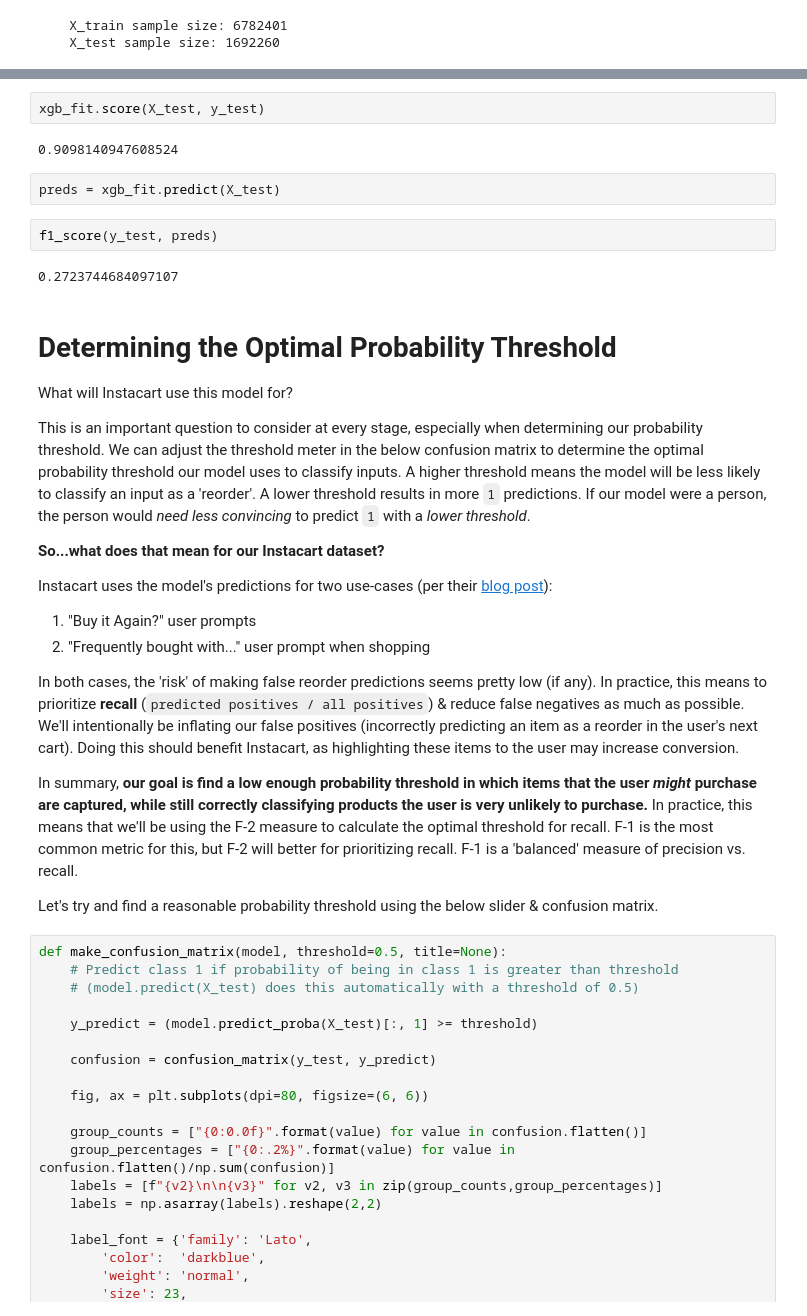
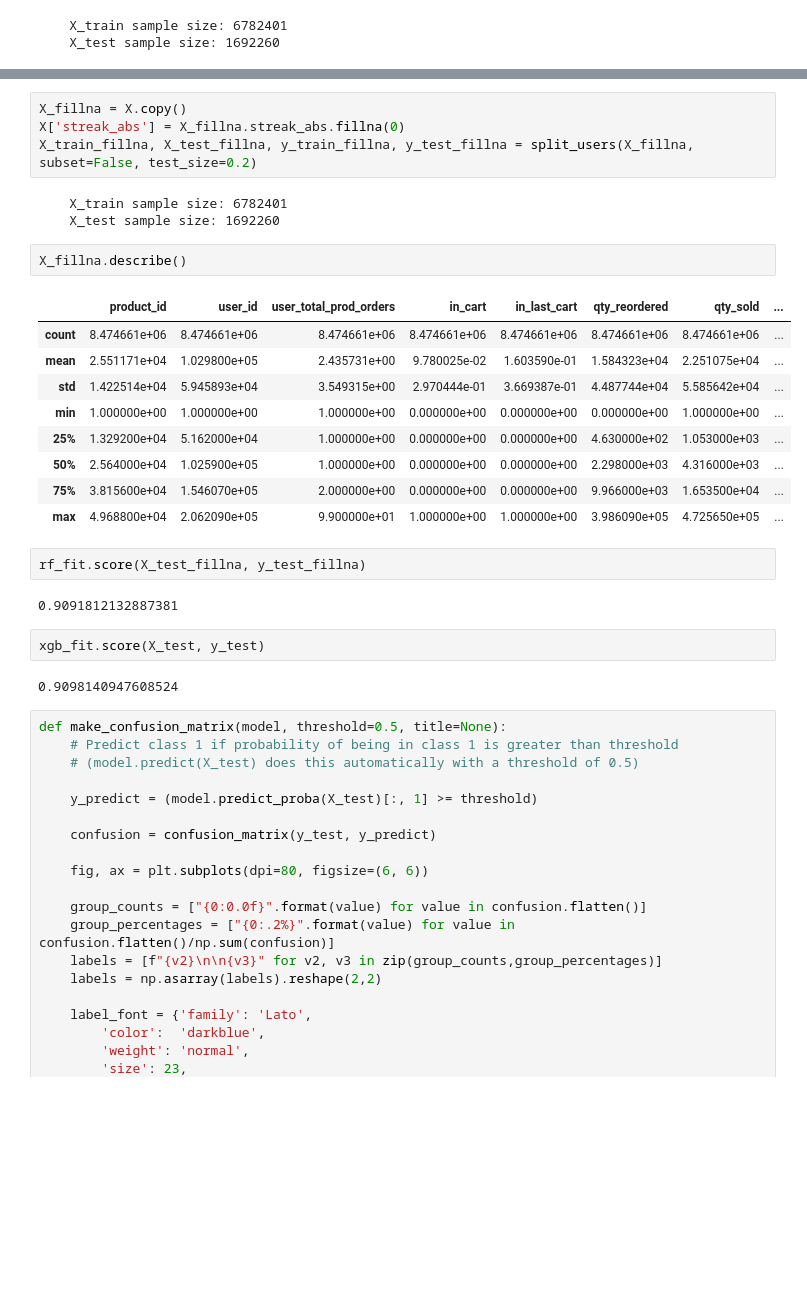
Before and after one commit to edubu2/metis-project3, a Jupyter notebook: code/model_analysis.ipynb, the cells around one changed output, grey strips where cells are left out. Cells and saved outputs as stored; diff of their text form; blank space fills up the shorter version.

Commit message:
Update model analysis

```diff
--- a/code/model_analysis.ipynb
+++ b/code/model_analysis.ipynb
@@ -30,32 +51,30 @@ X_train, X_test, y_train, y_test = split_users(X, subset=False, test_size=0.2)
+# %%
+X_fillna = X.copy()
+X['streak_abs'] = X_fillna.streak_abs.fillna(0)
+X_train_fillna, X_test_fillna, y_train_fillna, y_test_fillna = split_users(X_fillna, subset=False, test_size=0.2)
+# %% [output]
+    X_train sample size: 6782401
+    X_test sample size: 1692260
+# %%
+X_fillna.describe()
+# %% [output]
+|  | product_id | user_id | user_total_prod_orders | in_cart | in_last_cart | qty_reordered | qty_sold | ... |
+| count | 8.474661e+06 | 8.474661e+06 | 8.474661e+06 | 8.474661e+06 | 8.474661e+06 | 8.474661e+06 | 8.474661e+06 | ... |
+| mean | 2.551171e+04 | 1.029800e+05 | 2.435731e+00 | 9.780025e-02 | 1.603590e-01 | 1.584323e+04 | 2.251075e+04 | ... |
+| std | 1.422514e+04 | 5.945893e+04 | 3.549315e+00 | 2.970444e-01 | 3.669387e-01 | 4.487744e+04 | 5.585642e+04 | ... |
+| min | 1.000000e+00 | 1.000000e+00 | 1.000000e+00 | 0.000000e+00 | 0.000000e+00 | 0.000000e+00 | 1.000000e+00 | ... |
+| 25% | 1.329200e+04 | 5.162000e+04 | 1.000000e+00 | 0.000000e+00 | 0.000000e+00 | 4.630000e+02 | 1.053000e+03 | ... |
+| 50% | 2.564000e+04 | 1.025900e+05 | 1.000000e+00 | 0.000000e+00 | 0.000000e+00 | 2.298000e+03 | 4.316000e+03 | ... |
+| 75% | 3.815600e+04 | 1.546070e+05 | 2.000000e+00 | 0.000000e+00 | 0.000000e+00 | 9.966000e+03 | 1.653500e+04 | ... |
+| max | 4.968800e+04 | 2.062090e+05 | 9.900000e+01 | 1.000000e+00 | 1.000000e+00 | 3.986090e+05 | 4.725650e+05 | ... |
+# %%
+rf_fit.score(X_test_fillna, y_test_fillna)
+# %% [output]
+0.9091812132887381
 # %%
 xgb_fit.score(X_test, y_test)
 # %% [output]
 0.9098140947608524
-# %%
-preds = xgb_fit.predict(X_test)
-# %%
-f1_score(y_test, preds)
-# %% [output]
-0.2723744684097107
-# %% [markdown]
-# Determining the Optimal Probability Threshold
-
-What will Instacart use this model for?
-
-This is an important question to consider at every stage, especially when determining our probability threshold. We can adjust the threshold meter in the below confusion matrix to determine the optimal probability threshold our model uses to classify inputs. A higher threshold means the model will be less likely to classify an input as a 'reorder'. A lower threshold results in more `1` predictions. If our model were a person, the person would *need less convincing* to predict `1` with a *lower threshold*.
-
-**So...what does that mean for our Instacart dataset?**
-
-Instacart uses the model's predictions for two use-cases (per their [blog post](https://tech.instacart.com/3-million-instacart-orders-open-sourced-d40d29ead6f2)):
-1. "Buy it Again?" user prompts
-2. "Frequently bought with..." user prompt when shopping
-
-
-In both cases, the 'risk' of making false reorder predictions seems pretty low (if any). In practice, this means to prioritize **recall** (`predicted positives / all positives`) & reduce false negatives as much as possible. We'll intentionally be inflating our false positives (incorrectly predicting an item as a reorder in the user's next cart). Doing this should benefit Instacart, as highlighting these items to the user may increase conversion.
-
-In summary, **our goal is find a low enough probability threshold in which items that the user *might* purchase are captured, while still correctly classifying products the user is very unlikely to purchase.** In practice, this means that we'll be using the F-2 measure to calculate the optimal threshold for recall. F-1 is the most common metric for this, but F-2 will better for prioritizing recall. F-1 is a 'balanced' measure of precision vs. recall.
-
-Let's try and find a reasonable probability threshold using the below slider & confusion matrix.
 # %%
 def make_confusion_matrix(model, threshold=0.5, title=None):
     # Predict class 1 if probability of being in class 1 is greater than threshold
```
Also changed, not shown: parts of 13 cells of this notebook.
